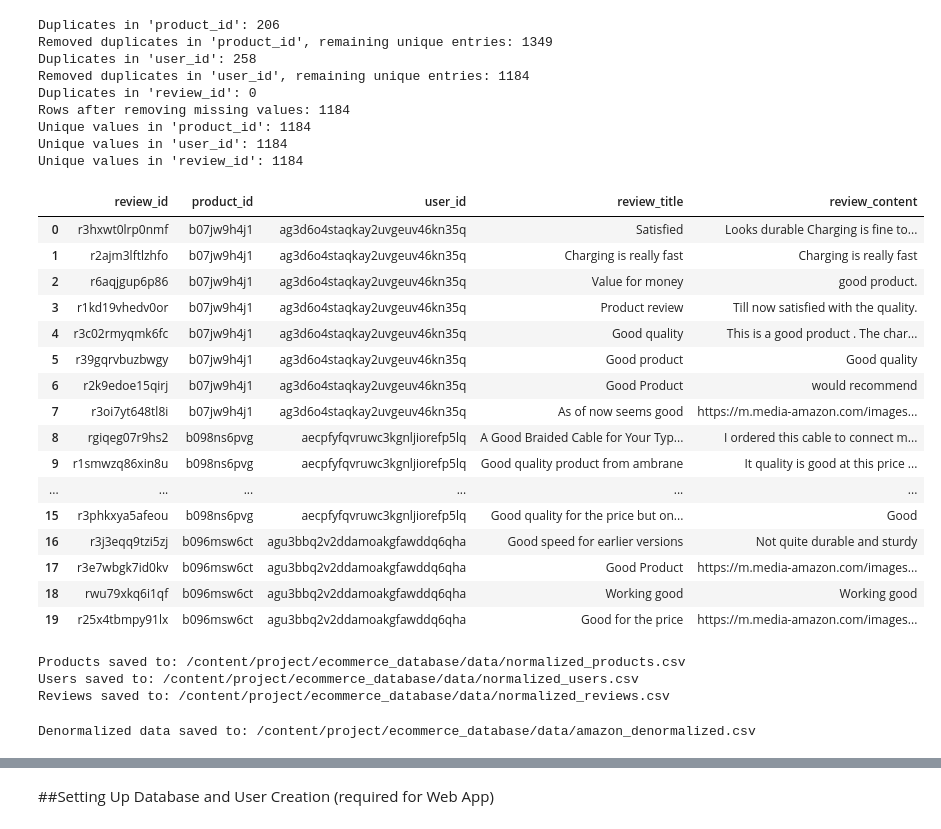
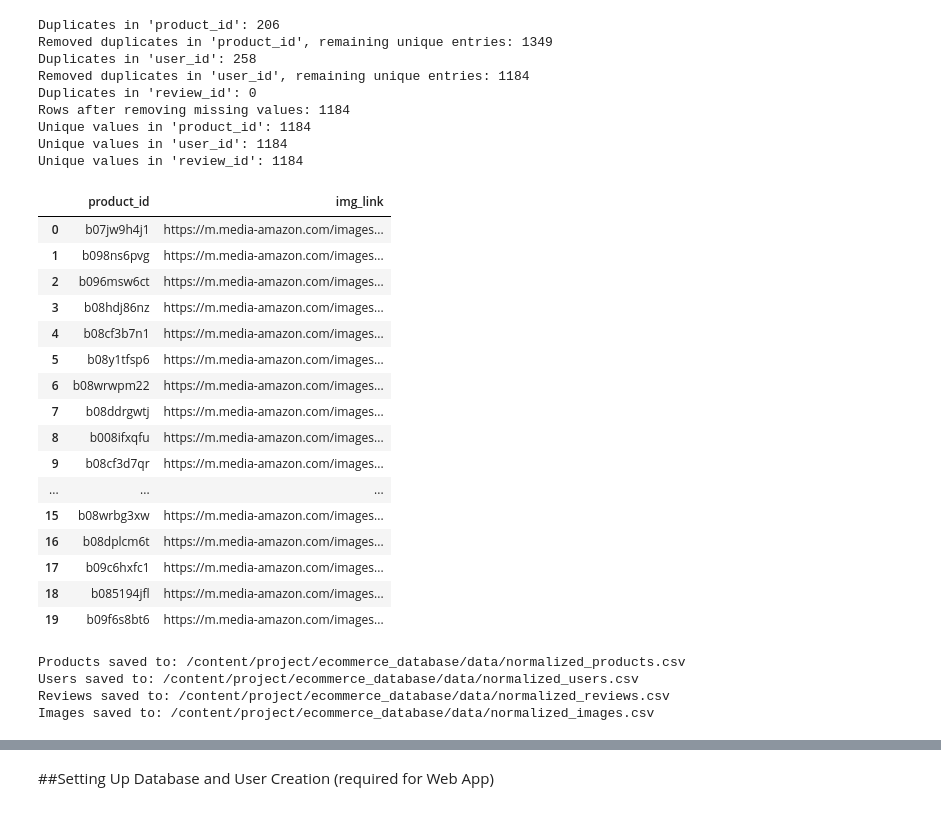
Before and after one commit to chanyuxiang/sampleproject, a Jupyter notebook: Global Air Quality - Ingestion using SQL.ipynb, the cells around one changed output, grey strips where cells are left out. Cells and saved outputs as stored; diff of their text form; code cells hidden in the pictures.

```diff
--- a/Global Air Quality - Ingestion using SQL.ipynb
+++ b/Global Air Quality - Ingestion using SQL.ipynb
@@ -365,6 +365,7 @@ for col in numeric_columns:
 # Split user_id, user_name, review_id, review_title, and review_content into separate rows
 users = []
 reviews = []
+images = []  # New list to store images
 for index, row in df.iterrows():
     user_ids = str(row['user_id']).split(',')
     user_names = str(row['user_name']).split(',')
@@ -384,84 +385,97 @@ for index, row in df.iterrows():
             'review_content': rcontent.strip()
         })
 
+    # Add img_link to images
+    images.append({
+        'product_id': row['product_id'],
+        'img_link': row['img_link'].strip()
+    })
+
 # Create normalized dataframes
 products_df = df[['product_id', 'product_name', 'category', 'discounted_price', 'actual_price',
                   'discount_percentage', 'rating', 'rating_count', 'about_product', 'product_link']].drop_duplicates()
 
 users_df = pd.DataFrame(users).drop_duplicates()
-
 reviews_df = pd.DataFrame(reviews).drop_duplicates()
+images_df = pd.DataFrame(images).drop_duplicates()  # Create a dataframe for images
 # %%
-reviews_df.head(20)
+images_df.head(20)
 # %% [output]
-|  | review_id | product_id | user_id | review_title | review_content |
-| 0 | r3hxwt0lrp0nmf | b07jw9h4j1 | ag3d6o4staqkay2uvgeuv46kn35q | Satisfied | Looks durable Charging is fine to... |
-| 1 | r2ajm3lftlzhfo | b07jw9h4j1 | ag3d6o4staqkay2uvgeuv46kn35q | Charging is really fast | Charging is really fast |
-| 2 | r6aqjgup6p86 | b07jw9h4j1 | ag3d6o4staqkay2uvgeuv46kn35q | Value for money | good product. |
-| 3 | r1kd19vhedv0or | b07jw9h4j1 | ag3d6o4staqkay2uvgeuv46kn35q | Product review | Till now satisfied with the quality. |
-| 4 | r3c02rmyqmk6fc | b07jw9h4j1 | ag3d6o4staqkay2uvgeuv46kn35q | Good quality | This is a good product . The char... |
-| 5 | r39gqrvbuzbwgy | b07jw9h4j1 | ag3d6o4staqkay2uvgeuv46kn35q | Good product | Good quality |
-| 6 | r2k9edoe15qirj | b07jw9h4j1 | ag3d6o4staqkay2uvgeuv46kn35q | Good Product | would recommend |
-| 7 | r3oi7yt648tl8i | b07jw9h4j1 | ag3d6o4staqkay2uvgeuv46kn35q | As of now seems good | https://m.media-amazon.com/images... |
-| 8 | rgiqeg07r9hs2 | b098ns6pvg | aecpfyfqvruwc3kgnljiorefp5lq | A Good Braided Cable for Your Typ... | I ordered this cable to connect m... |
-| 9 | r1smwzq86xin8u | b098ns6pvg | aecpfyfqvruwc3kgnljiorefp5lq | Good quality product from ambrane | It quality is good at this price ... |
-| ... | ... | ... | ... | ... | ... |
-| 15 | r3phkxya5afeou | b098ns6pvg | aecpfyfqvruwc3kgnljiorefp5lq | Good quality for the price but on... | Good |
-| 16 | r3j3eqq9tzi5zj | b096msw6ct | agu3bbq2v2ddamoakgfawddq6qha | Good speed for earlier versions | Not quite durable and sturdy |
-| 17 | r3e7wbgk7id0kv | b096msw6ct | agu3bbq2v2ddamoakgfawddq6qha | Good Product | https://m.media-amazon.com/images... |
-| 18 | rwu79xkq6i1qf | b096msw6ct | agu3bbq2v2ddamoakgfawddq6qha | Working good | Working good |
-| 19 | r25x4tbmpy91lx | b096msw6ct | agu3bbq2v2ddamoakgfawddq6qha | Good for the price | https://m.media-amazon.com/images... |
+|  | product_id | img_link |
+| 0 | b07jw9h4j1 | https://m.media-amazon.com/images... |
+| 1 | b098ns6pvg | https://m.media-amazon.com/images... |
+| 2 | b096msw6ct | https://m.media-amazon.com/images... |
+| 3 | b08hdj86nz | https://m.media-amazon.com/images... |
+| 4 | b08cf3b7n1 | https://m.media-amazon.com/images... |
+| 5 | b08y1tfsp6 | https://m.media-amazon.com/images... |
+| 6 | b08wrwpm22 | https://m.media-amazon.com/images... |
+| 7 | b08ddrgwtj | https://m.media-amazon.com/images... |
+| 8 | b008ifxqfu | https://m.media-amazon.com/images... |
+| 9 | b08cf3d7qr | https://m.media-amazon.com/images... |
+| ... | ... | ... |
+| 15 | b08wrbg3xw | https://m.media-amazon.com/images... |
+| 16 | b08dplcm6t | https://m.media-amazon.com/images... |
+| 17 | b09c6hxfc1 | https://m.media-amazon.com/images... |
+| 18 | b085194jfl | https://m.media-amazon.com/images... |
+| 19 | b09f6s8bt6 | https://m.media-amazon.com/images... |
 # %%
 # Create data folder
 !mkdir -p $DATA_PATH
 
-# Save normalized dataframes to separate CSV files
+# Define file paths for all CSVs
 products_file = f"{DATA_PATH}/normalized_products.csv"
 users_file = f"{DATA_PATH}/normalized_users.csv"
 reviews_file = f"{DATA_PATH}/normalized_reviews.csv"
+images_file = f"{DATA_PATH}/normalized_images.csv"
 
+# Save each dataframe to the respective CSV file
 products_df.to_csv(products_file, index=False)
 users_df.to_csv(users_file, index=False)
 reviews_df.to_csv(reviews_file, index=False)
+images_df.to_csv(images_file, index=False)
 
 # Ensure CSV files are readable for MySQL ingestion
 !chmod g+r,o+r $DATA_PATH/*.csv
 
-# Display file paths
+# Display file paths to confirm saving locations
 print(f"Products saved to: {products_file}")
 print(f"Users saved to: {users_file}")
 print(f"Reviews saved to: {reviews_file}")
+print(f"Images saved to: {images_file}")
 # %% [output]
 Products saved to: /content/project/ecommerce_database/data/normalized_products.csv
 Users saved to: /content/project/ecommerce_database/data/normalized_users.csv
 Reviews saved to: /content/project/ecommerce_database/data/normalized_reviews.csv
+Images saved to: /content/project/ecommerce_database/data/normalized_images.csv
 # %%
 # Define the file paths
 DATA_PATH = "/content/project/ecommerce_database/data"
 products_file = f"{DATA_PATH}/normalized_products.csv"
 users_file = f"{DATA_PATH}/normalized_users.csv"
 reviews_file = f"{DATA_PATH}/normalized_reviews.csv"
+images_file = f"{DATA_PATH}/normalized_images.csv"
 output_file = f"{DATA_PATH}/amazon_denormalized.csv"
 
 # Load the normalized CSV files
 products_df = pd.read_csv(products_file)
 users_df = pd.read_csv(users_file)
 reviews_df = pd.read_csv(reviews_file)
+images_df = pd.read_csv(images_file)
 
 # Merge the dataframes to create a denormalized CSV
 # Step 1: Merge reviews with users
 merged_df = pd.merge(reviews_df, users_df, on='user_id', how='left')
 
 # Step 2: Merge the result with products
-denormalized_df = pd.merge(merged_df, products_df, on='product_id', how='left')
+merged_df = pd.merge(merged_df, products_df, on='product_id', how='left')
 
-# Save the denormalized dataframe to a single CSV file
-denormalized_df.to_csv(output_file, index=False)
+# Step 3: Merge the result with images
+denormalized_df = pd.merge(merged_df, images_df, on='product_id', how='left')
 
-# Ensure the file is readable for MySQL ingestion
-!chmod g+r,o+r $DATA_PATH/*.csv
+# Ensure numeric columns are valid
+numeric_columns = ['discounted_price', 'actual_price', 'discount_percentage', 'rating', 'rating_count']
+for col in numeric_columns:
+    denormalized_df[col] = pd.to_numeric(denormalized_df[col], errors='coerce')  # Convert to numeric, set invalid values to NaN
 
-# Display the output file path
-print(f"Denormalized data saved to: {output_file}")
+# Drop rows with invalid numeric data
+denormalized_df = denormalized_df.dropna(subset=numeric_columns)
-# %% [output]
-Denormalized data saved to: /content/project/ecommerce_database/data/amazon_denormalized.csv
```
Also changed, not shown: parts of 7 cells of this notebook.
